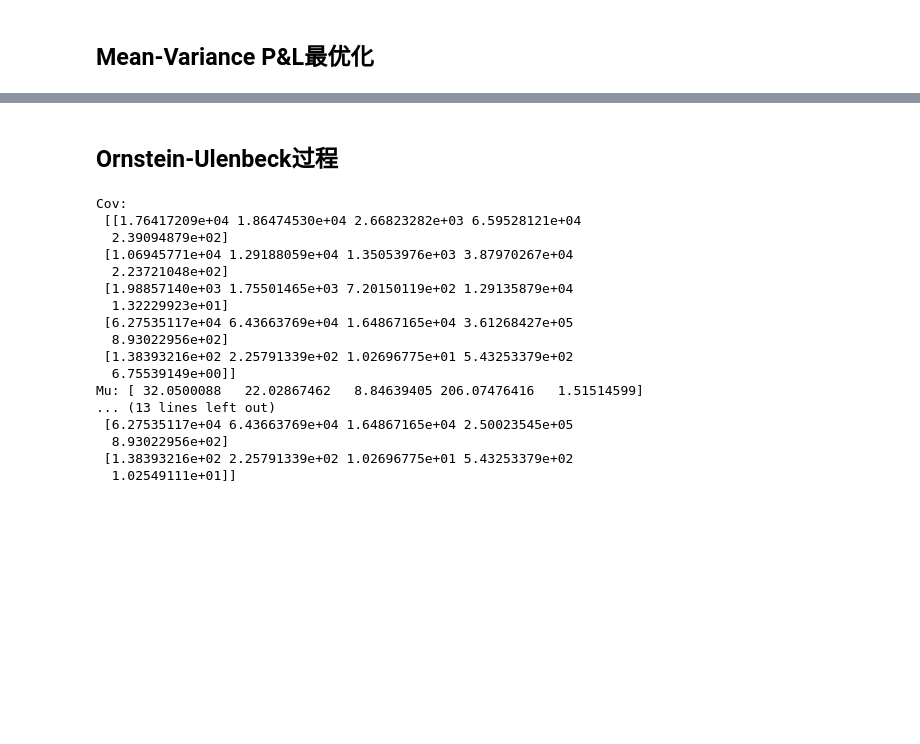
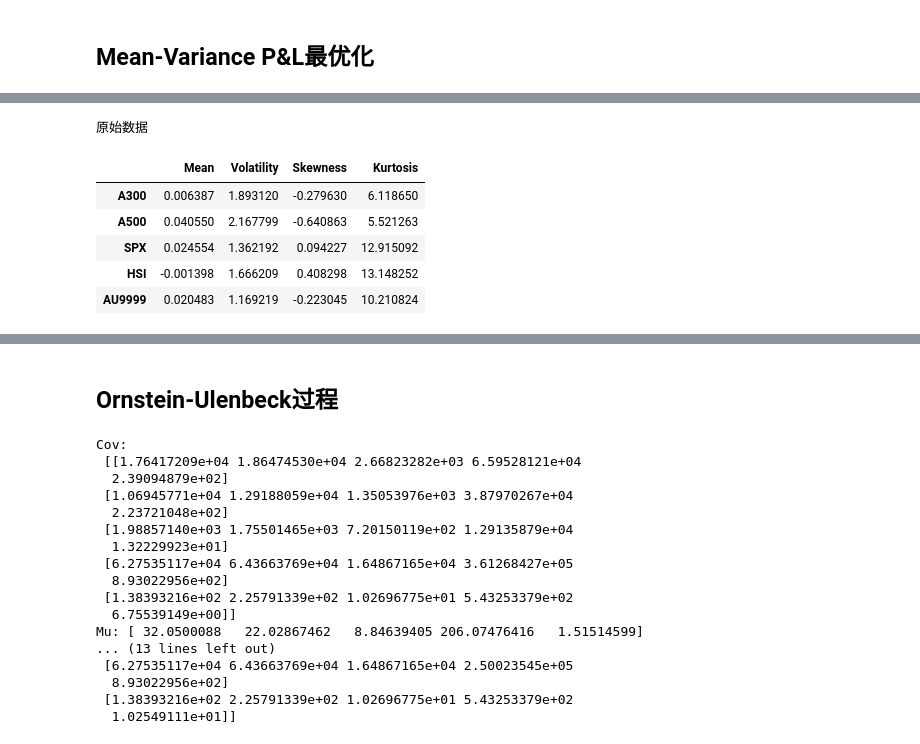
Before and after one commit to dishangti/Entropy-Pooling, a Jupyter notebook: EP.ipynb, the cells around one changed output, grey strips where cells are left out. Drawn from its saved outputs; the diff is of its cells as text; code cells hidden in the pictures; blank space fills up the shorter version.

```diff
--- a/EP.ipynb
+++ b/EP.ipynb
@@ -713,0 +741,17 @@ Sharpe Ratio: 0.29
+# %%
+names = ['A300', 'A500', 'SPX', 'HSI', 'AU9999']
+R_df = pd.DataFrame(data=pnls[0:begin_time], columns=names)
+instrument_names = R_df.columns
+
+print('原始数据')
+# Print prior P&L stats
+stats_prior = ft.simulation_moments(R_df)
+display(stats_prior)
+# %% [output]
+原始数据
+|  | Mean | Volatility | Skewness | Kurtosis |
+| A300 | 0.006387 | 1.893120 | -0.279630 | 6.118650 |
+| A500 | 0.040550 | 2.167799 | -0.640863 | 5.521263 |
+| SPX | 0.024554 | 1.362192 | 0.094227 | 12.915092 |
+| HSI | -0.001398 | 1.666209 | 0.408298 | 13.148252 |
+| AU9999 | 0.020483 | 1.169219 | -0.223045 | 10.210824 |
```
Also changed, not shown: parts of 13 cells of this notebook, 1 other file.
